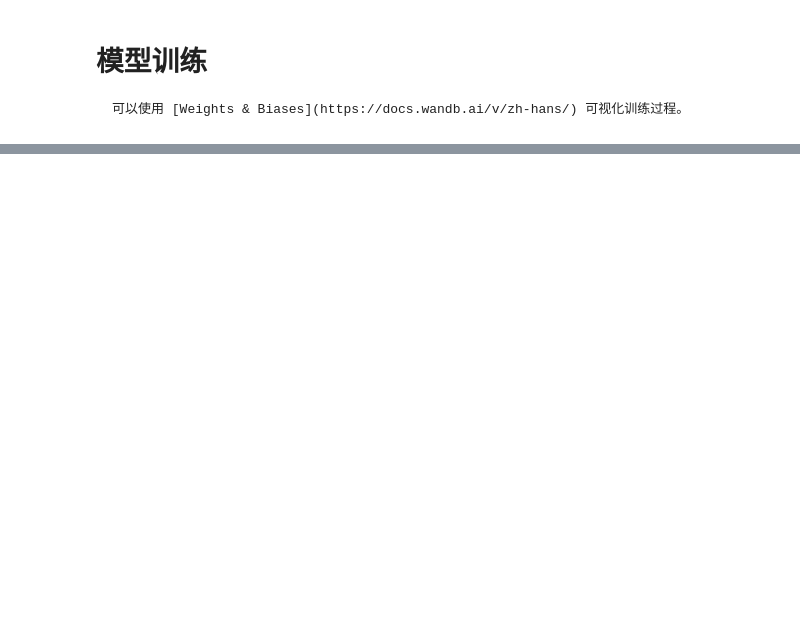
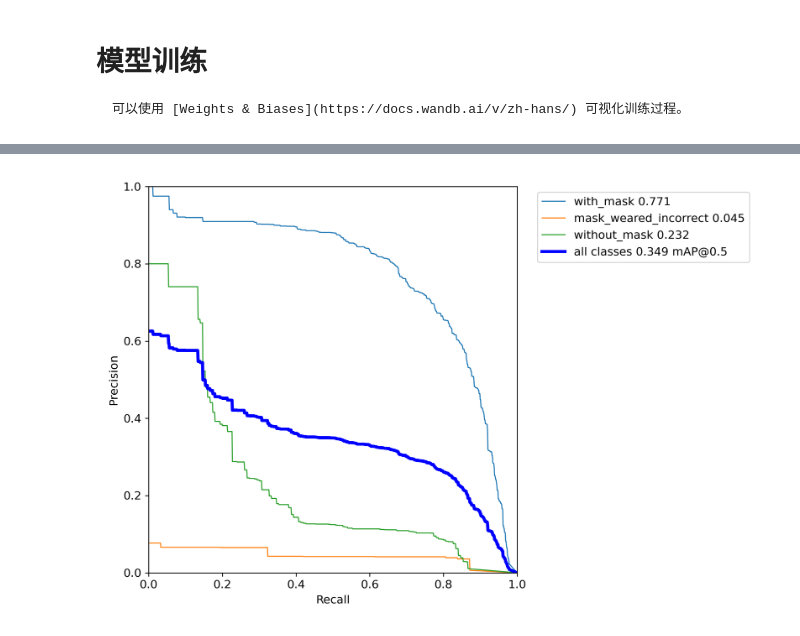
Before and after one commit to daobook/pytorch-book, a Jupyter notebook: docs/yolo/face-mask/01_train.ipynb, the cells around one changed output, grey strips where cells are left out. Saved outputs shown, nothing was run; the diff lists cells and outputs as text; code cells hidden in the pictures; blank space fills up the shorter version.

```diff
--- a/docs/yolo/face-mask/01_train.ipynb
+++ b/docs/yolo/face-mask/01_train.ipynb
@@ -68,0 +77,4 @@ train: Scanning 'E:\kaggle\pytorch-book\docs\yolo\face-mask\datasets\labels\trai
+# %%
+Image('yolov5/runs/train/exp/PR_curve.png')
+# %% [output]
+[figure, added]
```
Also changed, not shown: parts of 12 cells of this notebook, 4 other files.
